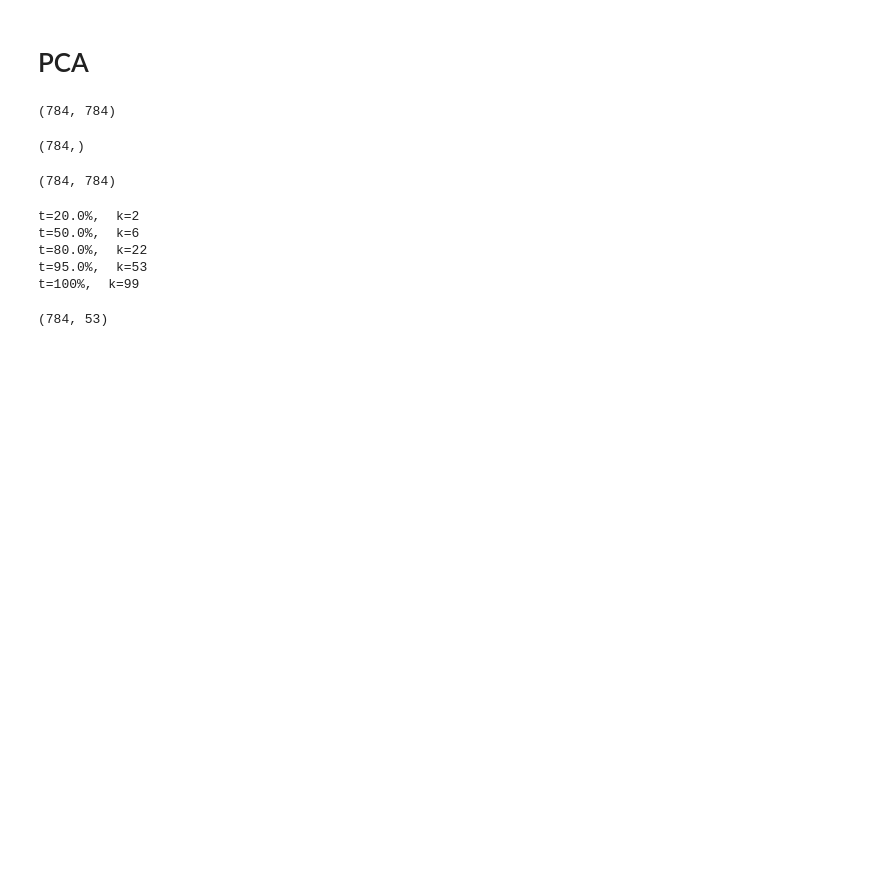
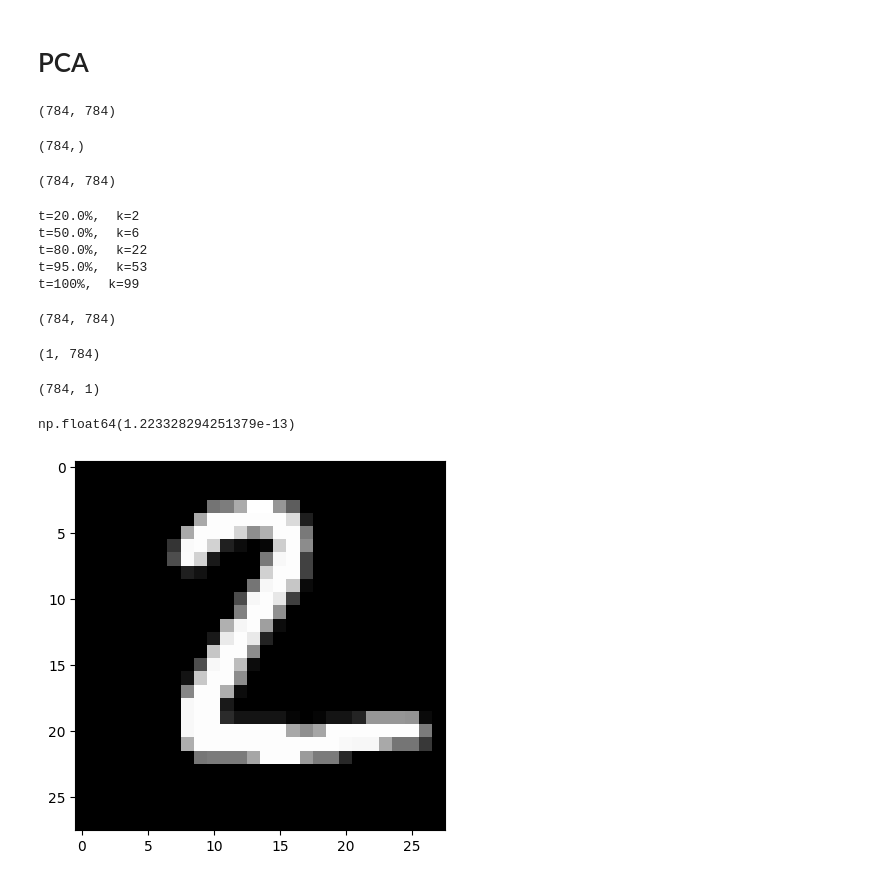
Before and after one commit to k26rahul/Machine-Learning-IITM, a Jupyter notebook: mlt-week-2/mnist-demo.ipynb, the cells around one changed output. Cells and saved outputs as stored; diff of their text form; code cells hidden in the pictures; blank space fills up the shorter version.

```diff
--- a/mlt-week-2/mnist-demo.ipynb
+++ b/mlt-week-2/mnist-demo.ipynb
@@ -96,8 +96,26 @@ t=80.0%,  k=22
 t=95.0%,  k=53
 t=100%,  k=99
 # %%
-k = find_k(0.95)
+k = 784
 W = eigenvectors[:, :k]
 W.shape
 # %% [output]
-(784, 53)
+(784, 784)
+# %%
+coefficients = X_test.T @ W
+coefficients.shape
+# %% [output]
+(1, 784)
+# %%
+X_test_ = (coefficients @ W.T).T
+X_test_.shape
+# %% [output]
+(784, 1)
+# %%
+np.sqrt(np.mean((X_test - X_test_)**2))  # rmse
+# %% [output]
+np.float64(1.223328294251379e-13)
+# %%
+_ = plt.imshow(X_test.reshape(28, 28), cmap="gray")
+# %% [output]
+[figure, added]
```
Also changed, not shown: parts of 1 cell of this notebook.
